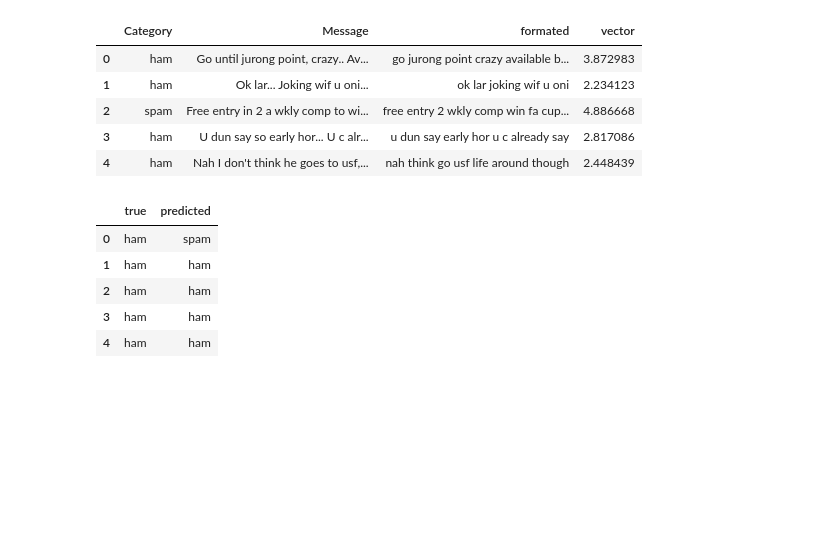
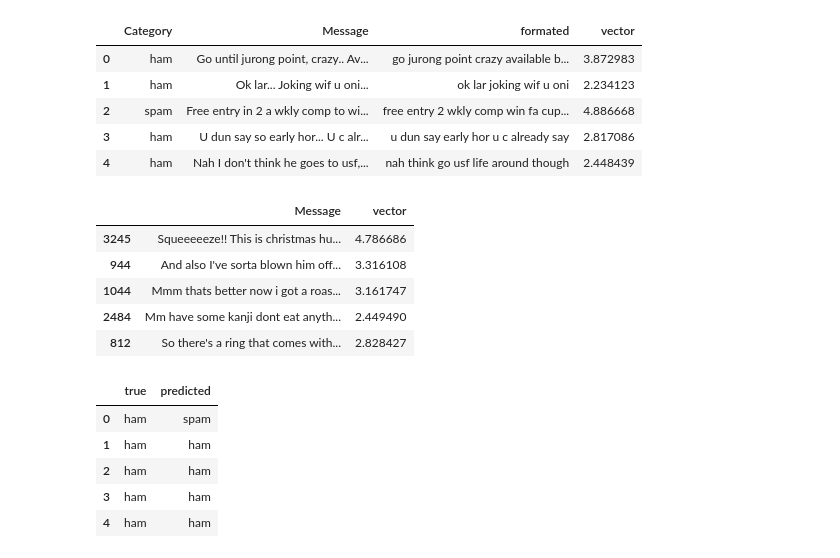
Before and after one commit to IllonnaVins/data-science-netology, a Jupyter notebook: Python для анализа данных/Статистика в Python/ДЗ8 Кейс-стади.ipynb, the cells around one changed output. Cells and saved outputs as stored; diff of their text form; code cells hidden in the pictures; blank space fills up the shorter version.

```diff
--- a/Python для анализа данных/Статистика в Python/ДЗ8 Кейс-стади.ipynb
+++ b/Python для анализа данных/Статистика в Python/ДЗ8 Кейс-стади.ipynb
@@ -244,10 +250,19 @@ spam.head()
 # %%
 droped_df = spam.drop(['Category', 'formated'], axis=1)
 
 X = droped_df
 y = list(spam['Category'])
 
 X_train, X_test, y_train, y_test = train_test_split(X, y, test_size=0.30, random_state=42)
+
+X_test.head()
+# %% [output]
+|  | Message | vector |
+| 3245 | Squeeeeeze!! This is christmas hu... | 4.786686 |
+| 944 | And also I've sorta blown him off... | 3.316108 |
+| 1044 | Mmm thats better now i got a roas... | 3.161747 |
+| 2484 | Mm have some kanji dont eat anyth... | 2.449490 |
+| 812 | So there's a ring that comes with... | 2.828427 |
 # %%
 train = X_train[['vector']]
 test = X_test[['vector']]
```
Also changed, not shown: parts of 9 cells of this notebook.
